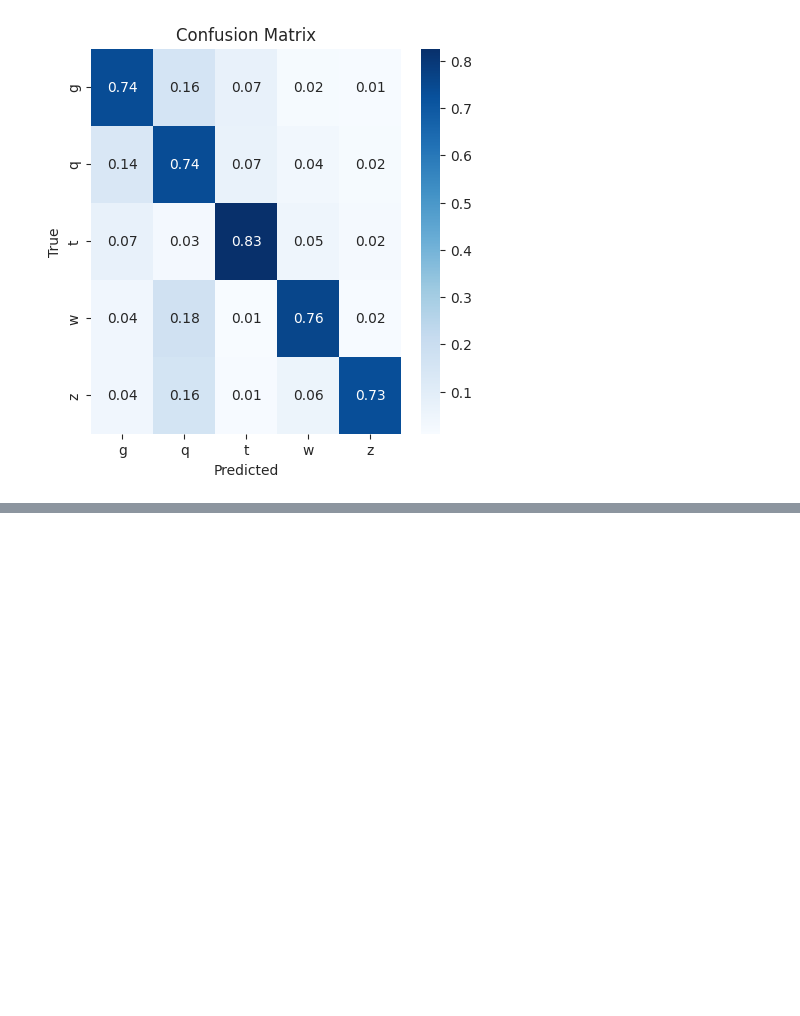
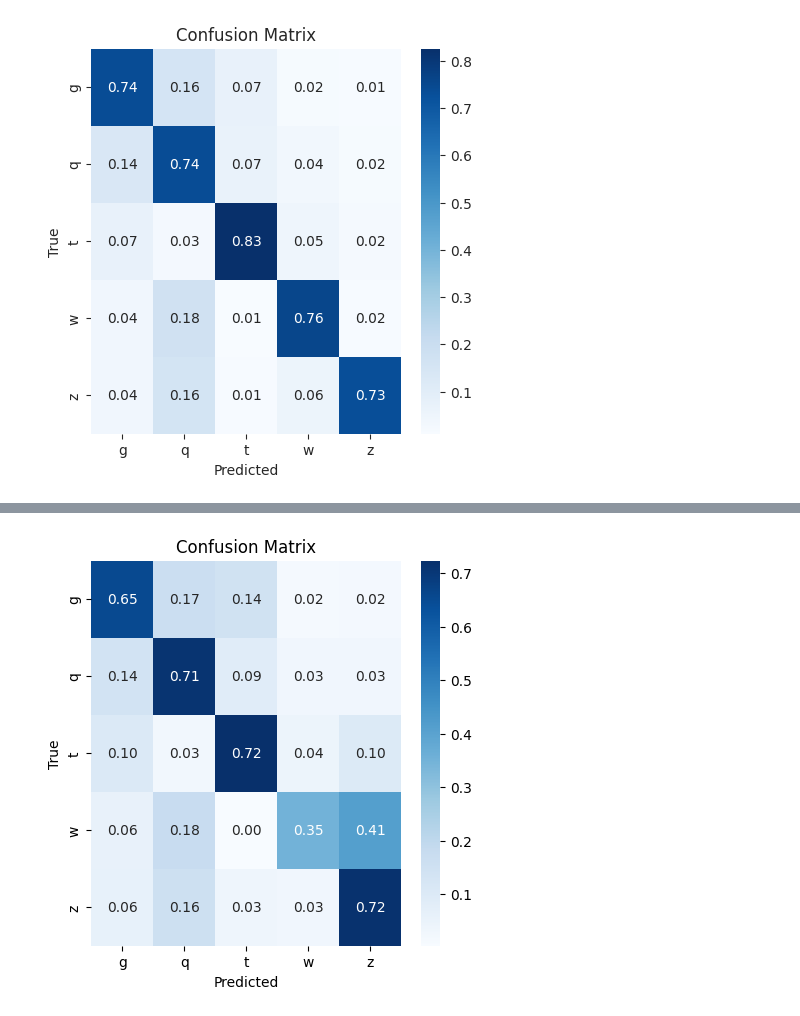
Before and after one commit to JarnovdKolk/Test, a Jupyter notebook: Hands_on3.ipynb, the cells around one changed output, grey strips where cells are left out. Cells and saved outputs as stored; diff of their text form; code cells hidden in the pictures; blank space fills up the shorter version.

```diff
--- a/Hands_on3.ipynb
+++ b/Hands_on3.ipynb
@@ -207,3 +207,98 @@ plot_confusion_matrix(np.argmax(y_test, axis=1), np.argmax(y_keras, axis=1), le.
 # %% [output]
 Accuracy: 0.7575
 [figure]
+# %%
+from tensorflow.keras.utils import to_categorical
+from sklearn.datasets import fetch_openml
+from sklearn.model_selection import train_test_split
+from sklearn.preprocessing import LabelEncoder, StandardScaler
+
+import numpy as np
+import tensorflow as tf
+
+%matplotlib inline
+seed = 42
+np.random.seed(seed)
+tf.random.set_seed(seed)
+
+data = fetch_openml("hls4ml_lhc_jets_hlf", parser="auto")
+X, y = data["data"], data["target"]
+le = LabelEncoder()
+y_onehot = le.fit_transform(y)
+y_onehot = to_categorical(y_onehot, 5)
+X_train_val, X_test, y_train_val, y_test = train_test_split(X, y_onehot, test_size=0.2, random_state=42)
+print(y[:5])
+print(y_onehot[:5])
+from tensorflow.keras.models import Sequential
+from tensorflow.keras.layers import Dense, Activation, BatchNormalization
+from tensorflow.keras.optimizers import Adam
+from tensorflow.keras.regularizers import l1
+model = Sequential(name="sequantial1")
+model.add(Dense(64, input_shape=(16,), name="fc1"))
+model.add(Activation(activation="relu", name="relu1"))
+model.add(Dense(32, name="fc2"))
+model.add(Activation(activation="relu", name="relu2"))
+model.add(Dense(32, name="fc3"))
+model.add(Activation(activation="relu", name="relu3"))
+model.add(Dense(5, name="fc4"))
+model.add(Activation(activation="softmax", name="softmax"))
+model.summary()
+model.compile(optimizer="sgd", loss=["categorical_crossentropy"], metrics=["accuracy"])
+history = model.fit(X_train_val, y_train_val, batch_size=1024, epochs=50, validation_split=0.25, shuffle=True, verbose=0)
+
+import seaborn as sns
+from sklearn.metrics import accuracy_score, confusion_matrix
+import matplotlib.pyplot as plt
+import numpy as np
+
+def plot_confusion_matrix(y_true, y_pred, classes, normalize=False):
+    # Calculate confusion matrix
+    cm = confusion_matrix(y_true, y_pred)
+
+    # Normalize if needed
+    if normalize:
+        cm = cm.astype('float') / cm.sum(axis=1)[:, np.newaxis]
+
+    # Plot confusion matrix
+    plt.figure(figsize=(5, 5))
+    sns.heatmap(cm, annot=True, fmt='.2f' if normalize else 'd', cmap='Blues', xticklabels=classes, yticklabels=classes)
+    plt.xlabel('Predicted')
+    plt.ylabel('True')
+    plt.title('Confusion Matrix')
+    plt.show()
+
+# Predict with the model on the test data
+y_keras = model.predict(X_test, batch_size=1024, verbose=0)
+
+# Calculate accuracy
+accuracy = accuracy_score(np.argmax(y_test, axis=1), np.argmax(y_keras, axis=1))
+print(f"Accuracy: {accuracy:.4f}")
+
+# Plot confusion matrix
+plot_confusion_matrix(np.argmax(y_test, axis=1), np.argmax(y_keras, axis=1), le.classes_, normalize=True)
+
+def plot_model_history(history):
+    # Plot training & validation accuracy
+    plt.figure(figsize=(10, 5))
+    plt.subplot(1, 2, 1)
+    plt.plot(history.history['accuracy'], label='Training Accuracy')
+    plt.plot(history.history['val_accuracy'], label='Validation Accuracy')
+    plt.title('Model Accuracy')
+    plt.xlabel('Epochs')
+    plt.ylabel('Accuracy')
+    plt.legend()
+
+    # Plot training & validation loss
+    plt.subplot(1, 2, 2)
+    plt.plot(history.history['loss'], label='Training Loss')
+    plt.plot(history.history['val_loss'], label='Validation Loss')
+    plt.title('Model Loss')
+    plt.xlabel('Epochs')
+    plt.ylabel('Loss')
+    plt.legend()
+
+    plt.tight_layout()
+    plt.show()
+
+plot_model_history(history)
+# %% [output]
@@ -209,0 +341 @@ Accuracy: 0.7575
+[figure, added]
```
Also changed, not shown: parts of 1 cell of this notebook.
